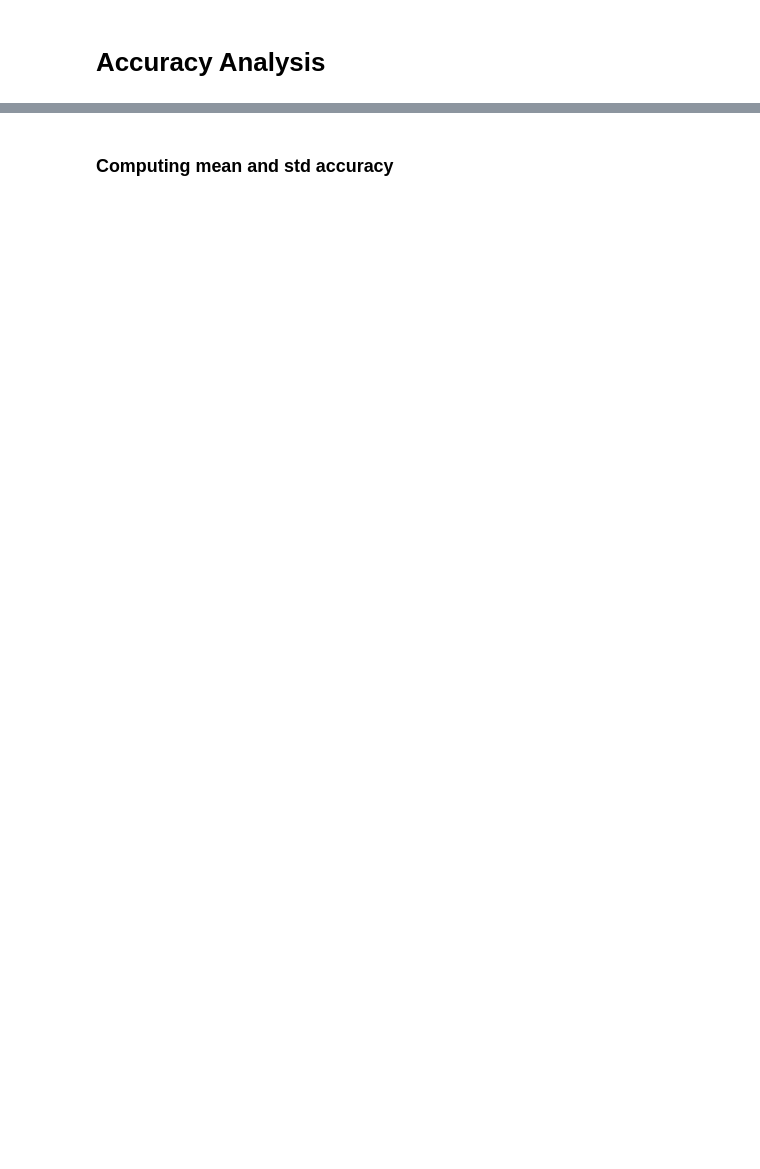
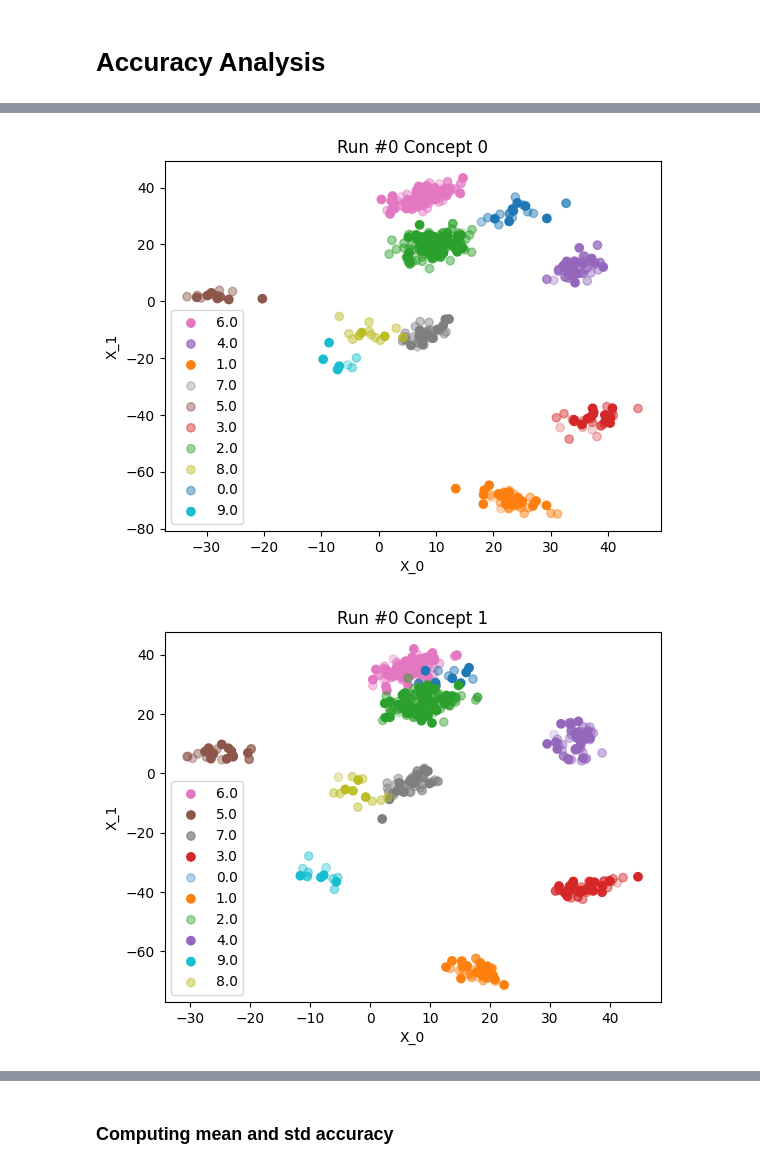
Before and after one commit to MassimilianoArca/master-thesis-experiments, a Jupyter notebook: master_thesis_experiments/notebooks/classification/accuracy_evaluation.ipynb, the cells around one changed output, grey strips where cells are left out. Drawn from its saved outputs; the diff is of its cells as text; code cells hidden in the pictures; blank space fills up the shorter version.

```diff
--- a/master_thesis_experiments/notebooks/classification/accuracy_evaluation.ipynb
+++ b/master_thesis_experiments/notebooks/classification/accuracy_evaluation.ipynb
@@ -124,0 +181,44 @@ for (run, concept_list) in concept_list_dict.items():
+# %%
+%%script false --no-raise-error
+
+
+concept_size = metadata[runs_dirs[0]]['concept_size']
+for (run, concept_list) in concept_list_dict.items():
+
+    run_weights = weights[run]
+
+    marker_size = (run_weights['weights'] - np.min(run_weights['weights'])) / (np.max(run_weights['weights']) - np.min(run_weights['weights'])) * 1000
+    marker_alpha = (run_weights['weights'] - np.min(run_weights['weights'])) / (np.max(run_weights['weights']) - np.min(run_weights['weights'])) * 0.8 + 0.2
+
+    for index,concept in enumerate(concept_list[:-1]):
+
+        start_index = index * concept_size
+        end_index = (index + 1) * concept_size - 1
+
+        concept['weights'] = run_weights.loc[start_index:end_index, 'weights']
+
+        fig, ax = plt.subplots()
+
+        classes = concept['y_0'].unique()
+        for c in classes:
+
+            indexes = concept.loc[concept['y_0'] == c].index
+            ax.scatter(
+                concept.loc[concept['y_0'] == c, 'X_0'],
+                concept.loc[concept['y_0'] == c, 'X_1'],
+                color=color_list[int(c)],
+                label=c,
+                #s=marker_size.loc[indexes].tolist(),
+                alpha=marker_alpha.loc[indexes].tolist()
+            )
+
+
+
+        plt.xlabel('X_0')
+        plt.ylabel('X_1')
+        ax.legend()
+        plt.title('Run #' + str(run) + ' Concept ' + str(index))
+        plt.show()
+# %% [output]
+[figure, added]
+[figure, added]
```
Also changed, not shown: parts of 22 cells of this notebook, 13 other files.
